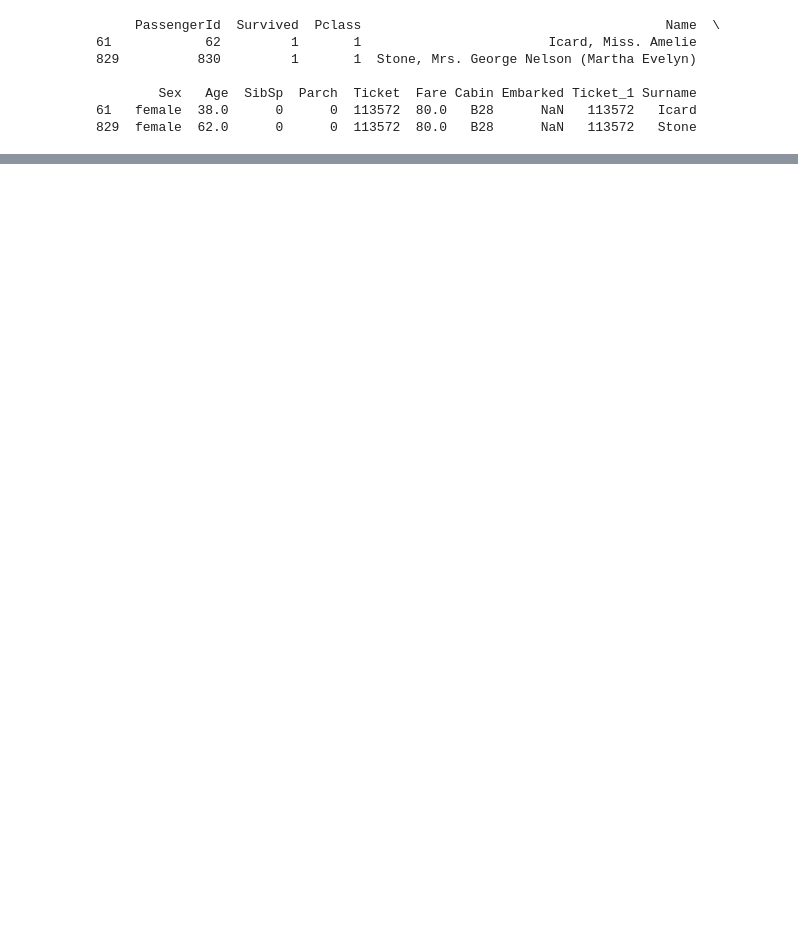
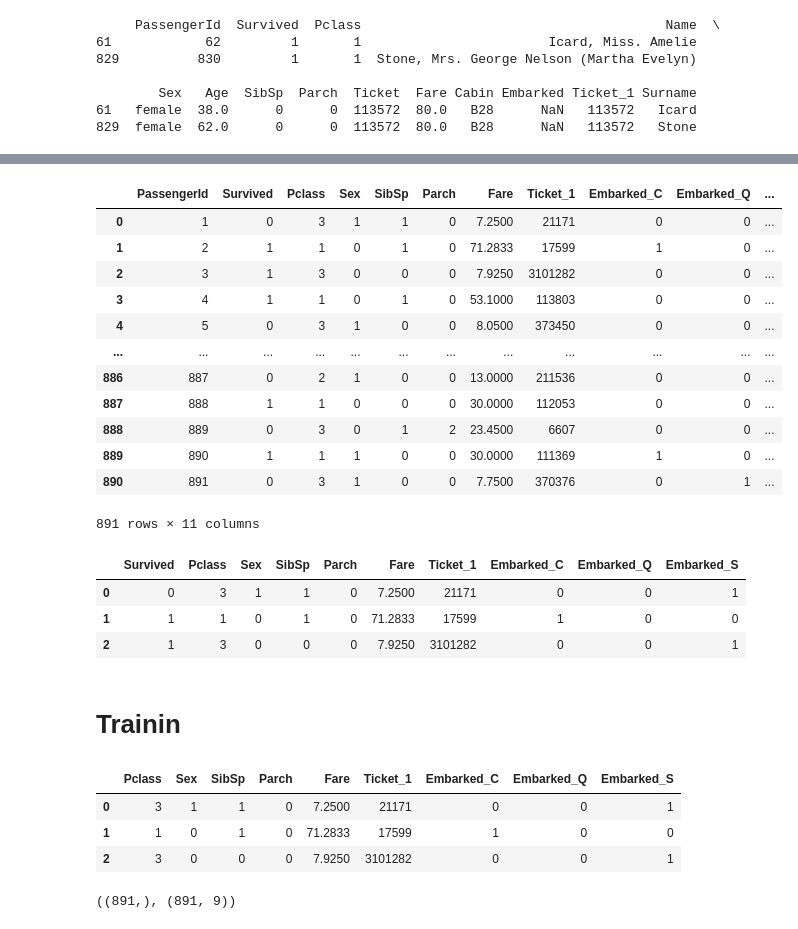
Before and after one commit to ravi-murugesan/ftds6, a Jupyter notebook: Titanic/Titanic_EDA.ipynb, the cells around one changed output, grey strips where cells are left out. Drawn from its saved outputs; the diff is of its cells as text; code cells hidden in the pictures; blank space fills up the shorter version.

```diff
--- a/Titanic/Titanic_EDA.ipynb
+++ b/Titanic/Titanic_EDA.ipynb
@@ -153,0 +212,3 @@ AttributeError: 'numpy.int64' object has no attribute 'plot'
+# %%
+df2['Ticket_1'] = df2['Ticket_1'].apply(lambda x: 0 if x == 'LINE' else x)
+df2.dtypes
@@ -153,0 +243,42 @@ AttributeError: 'numpy.int64' object has no attribute 'plot'
+# %%
+df2['Ticket_1'] = pd.to_numeric(df2['Ticket_1'])
+df2
+# %% [output]
+|  | PassengerId | Survived | Pclass | Sex | SibSp | Parch | Fare | Ticket_1 | Embarked_C | Embarked_Q | ... |
+| 0 | 1 | 0 | 3 | 1 | 1 | 0 | 7.2500 | 21171 | 0 | 0 | ... |
+| 1 | 2 | 1 | 1 | 0 | 1 | 0 | 71.2833 | 17599 | 1 | 0 | ... |
+| 2 | 3 | 1 | 3 | 0 | 0 | 0 | 7.9250 | 3101282 | 0 | 0 | ... |
+| 3 | 4 | 1 | 1 | 0 | 1 | 0 | 53.1000 | 113803 | 0 | 0 | ... |
+| 4 | 5 | 0 | 3 | 1 | 0 | 0 | 8.0500 | 373450 | 0 | 0 | ... |
+| ... | ... | ... | ... | ... | ... | ... | ... | ... | ... | ... | ... |
+| 886 | 887 | 0 | 2 | 1 | 0 | 0 | 13.0000 | 211536 | 0 | 0 | ... |
+| 887 | 888 | 1 | 1 | 0 | 0 | 0 | 30.0000 | 112053 | 0 | 0 | ... |
+| 888 | 889 | 0 | 3 | 0 | 1 | 2 | 23.4500 | 6607 | 0 | 0 | ... |
+| 889 | 890 | 1 | 1 | 1 | 0 | 0 | 30.0000 | 111369 | 1 | 0 | ... |
+| 890 | 891 | 0 | 3 | 1 | 0 | 0 | 7.7500 | 370376 | 0 | 1 | ... |
+891 rows × 11 columns
+# %%
+df = df2.drop('PassengerId',axis=1)
+df.head(3)
+# %% [output]
+|  | Survived | Pclass | Sex | SibSp | Parch | Fare | Ticket_1 | Embarked_C | Embarked_Q | Embarked_S |
+| 0 | 0 | 3 | 1 | 1 | 0 | 7.2500 | 21171 | 0 | 0 | 1 |
+| 1 | 1 | 1 | 0 | 1 | 0 | 71.2833 | 17599 | 1 | 0 | 0 |
+| 2 | 1 | 3 | 0 | 0 | 0 | 7.9250 | 3101282 | 0 | 0 | 1 |
+# %% [markdown]
+#  Trainin
+# %%
+# Separate out the target
+
+X = df.drop('Survived',axis=1)
+y = df['Survived']
+X.head(3)
+# %% [output]
+|  | Pclass | Sex | SibSp | Parch | Fare | Ticket_1 | Embarked_C | Embarked_Q | Embarked_S |
+| 0 | 3 | 1 | 1 | 0 | 7.2500 | 21171 | 0 | 0 | 1 |
+| 1 | 1 | 0 | 1 | 0 | 71.2833 | 17599 | 1 | 0 | 0 |
+| 2 | 3 | 0 | 0 | 0 | 7.9250 | 3101282 | 0 | 0 | 1 |
+# %%
+y.shape, X.shape
+# %% [output]
+((891,), (891, 9))
```
Also changed, not shown: parts of 17 cells of this notebook.
